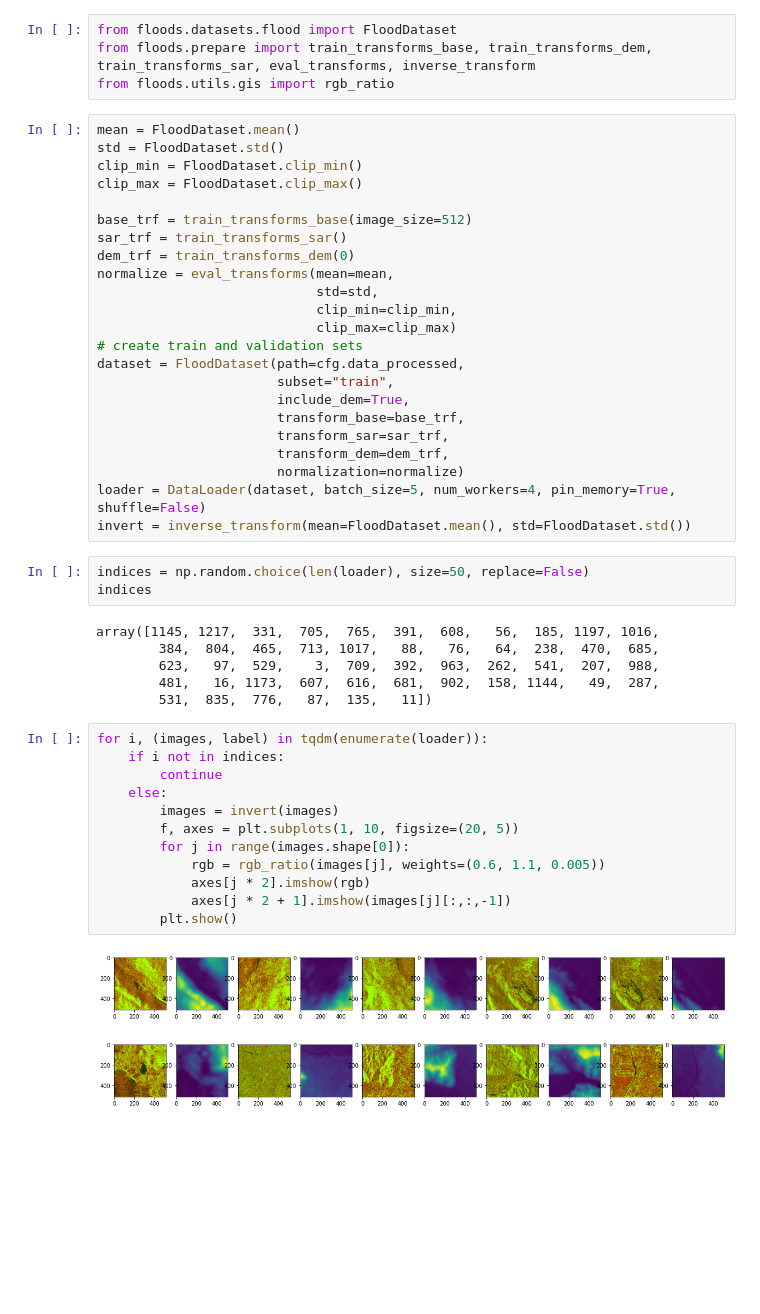
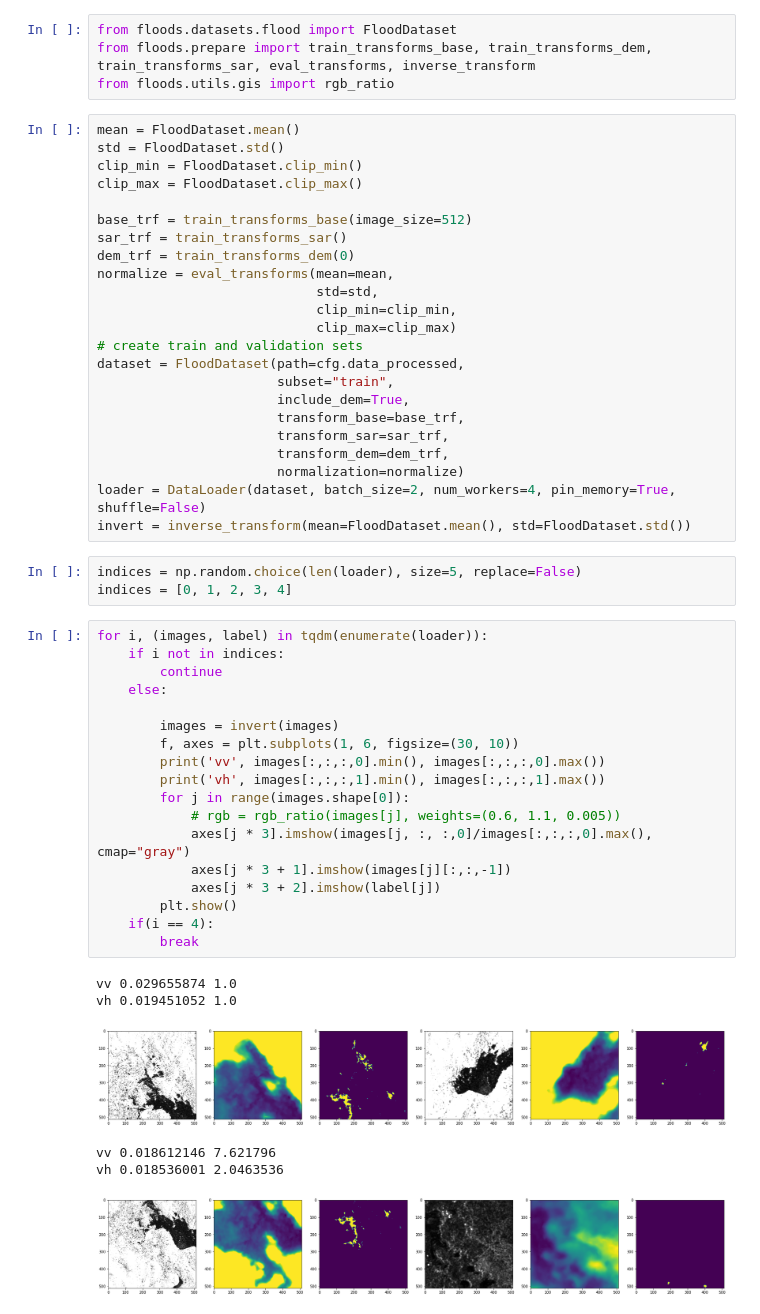
Before and after one commit to edornd/mmflood, a Jupyter notebook: notebooks/augmentations.ipynb, the cells around one changed output. Drawn from its saved outputs; the diff is of its cells as text; blank space fills up the shorter version.

```diff
--- a/notebooks/augmentations.ipynb
+++ b/notebooks/augmentations.ipynb
@@ -50,29 +50,33 @@ dataset = FloodDataset(path=cfg.data_processed,
                        transform_sar=sar_trf,
                        transform_dem=dem_trf,
                        normalization=normalize)
-loader = DataLoader(dataset, batch_size=5, num_workers=4, pin_memory=True, shuffle=False)
+loader = DataLoader(dataset, batch_size=2, num_workers=4, pin_memory=True, shuffle=False)
 invert = inverse_transform(mean=FloodDataset.mean(), std=FloodDataset.std())
 # %%
-indices = np.random.choice(len(loader), size=50, replace=False)
-indices
+indices = np.random.choice(len(loader), size=5, replace=False)
+indices = [0, 1, 2, 3, 4]
-# %% [output]
-array([1145, 1217,  331,  705,  765,  391,  608,   56,  185, 1197, 1016,
-        384,  804,  465,  713, 1017,   88,   76,   64,  238,  470,  685,
-        623,   97,  529,    3,  709,  392,  963,  262,  541,  207,  988,
-        481,   16, 1173,  607,  616,  681,  902,  158, 1144,   49,  287,
-        531,  835,  776,   87,  135,   11])
 # %%
 for i, (images, label) in tqdm(enumerate(loader)):
     if i not in indices:
         continue
     else:
+
         images = invert(images)
-        f, axes = plt.subplots(1, 10, figsize=(20, 5))
+        f, axes = plt.subplots(1, 6, figsize=(30, 10))
+        print('vv', images[:,:,:,0].min(), images[:,:,:,0].max())
+        print('vh', images[:,:,:,1].min(), images[:,:,:,1].max())
         for j in range(images.shape[0]):
-            rgb = rgb_ratio(images[j], weights=(0.6, 1.1, 0.005))
-            axes[j * 2].imshow(rgb)
-            axes[j * 2 + 1].imshow(images[j][:,:,-1])
+            # rgb = rgb_ratio(images[j], weights=(0.6, 1.1, 0.005))
+            axes[j * 3].imshow(images[j, :, :,0]/images[:,:,:,0].max(), cmap="gray")
+            axes[j * 3 + 1].imshow(images[j][:,:,-1])
+            axes[j * 3 + 2].imshow(label[j])
         plt.show()
+    if(i == 4):
+        break
 # %% [output]
+vv 0.029655874 1.0
+vh 0.019451052 1.0
-[figure, old version]
+[figure, new version]
+vv 0.018612146 7.621796
+vh 0.018536001 2.0463536
-[figure, old version]
+[figure, new version]
```
Also changed, not shown: parts of 3 cells of this notebook, 2 other files.
